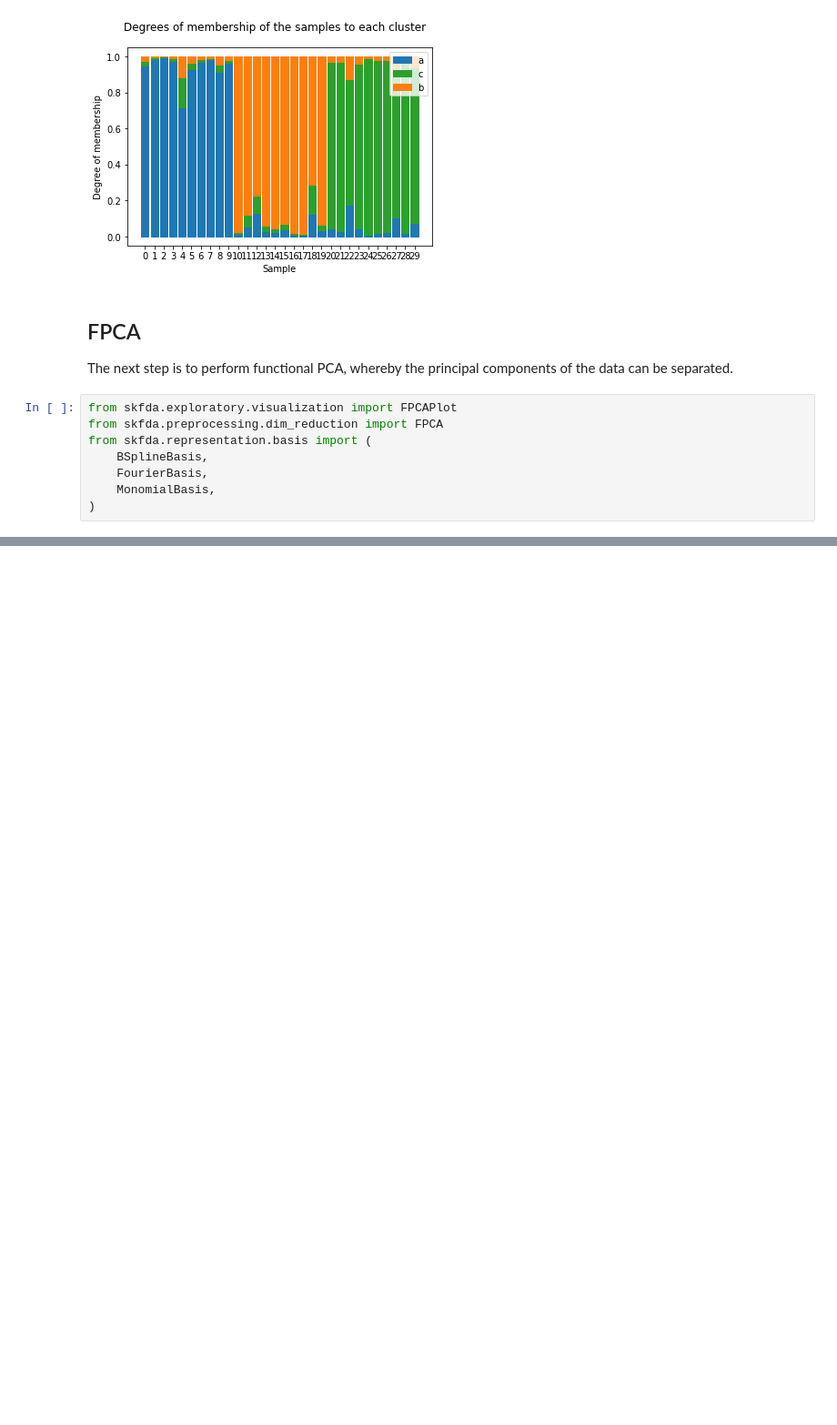
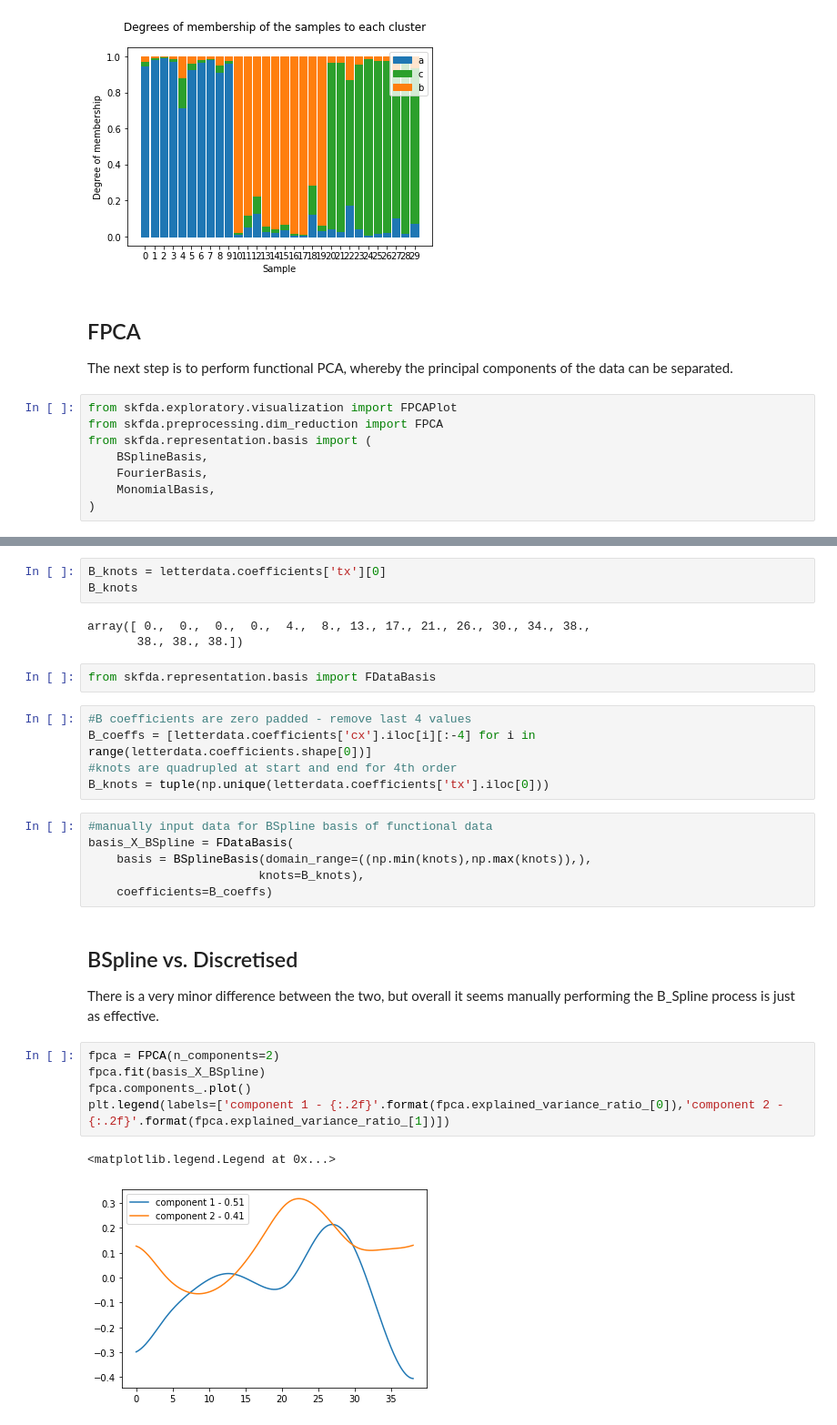
Before and after one commit to ruckapark/FDA, a Jupyter notebook: FDA_letter_classifiers.ipynb, the cells around one changed output, grey strips where cells are left out. Shown at 91% size. Saved outputs shown, nothing was run; the diff lists cells and outputs as text; blank space fills up the shorter version.

```diff
--- a/FDA_letter_classifiers.ipynb
+++ b/FDA_letter_classifiers.ipynb
@@ -335,0 +393,31 @@ from skfda.representation.basis import (
+# %%
+B_knots = letterdata.coefficients['tx'][0]
+B_knots
+# %% [output]
+array([ 0.,  0.,  0.,  0.,  4.,  8., 13., 17., 21., 26., 30., 34., 38.,
+       38., 38., 38.])
+# %%
+from skfda.representation.basis import FDataBasis
+# %%
+#B coefficients are zero padded - remove last 4 values
+B_coeffs = [letterdata.coefficients['cx'].iloc[i][:-4] for i in range(letterdata.coefficients.shape[0])]
+#knots are quadrupled at start and end for 4th order
+B_knots = tuple(np.unique(letterdata.coefficients['tx'].iloc[0]))
+# %%
+#manually input data for BSpline basis of functional data
+basis_X_BSpline = FDataBasis(
+    basis = BSplineBasis(domain_range=((np.min(knots),np.max(knots)),),
+                        knots=B_knots),
+    coefficients=B_coeffs)
+# %% [markdown]
+## BSpline vs. Discretised
+
+There is a very minor difference between the two, but overall it seems manually performing the B_Spline process is just as effective.
+# %%
+fpca = FPCA(n_components=2)
+fpca.fit(basis_X_BSpline)
+fpca.components_.plot()
+plt.legend(labels=['component 1 - {:.2f}'.format(fpca.explained_variance_ratio_[0]),'component 2 - {:.2f}'.format(fpca.explained_variance_ratio_[1])])
+# %% [output]
+<matplotlib.legend.Legend at 0x...>
+[figure, added]
```
Also changed, not shown: parts of 11 cells of this notebook, 1 other file.
